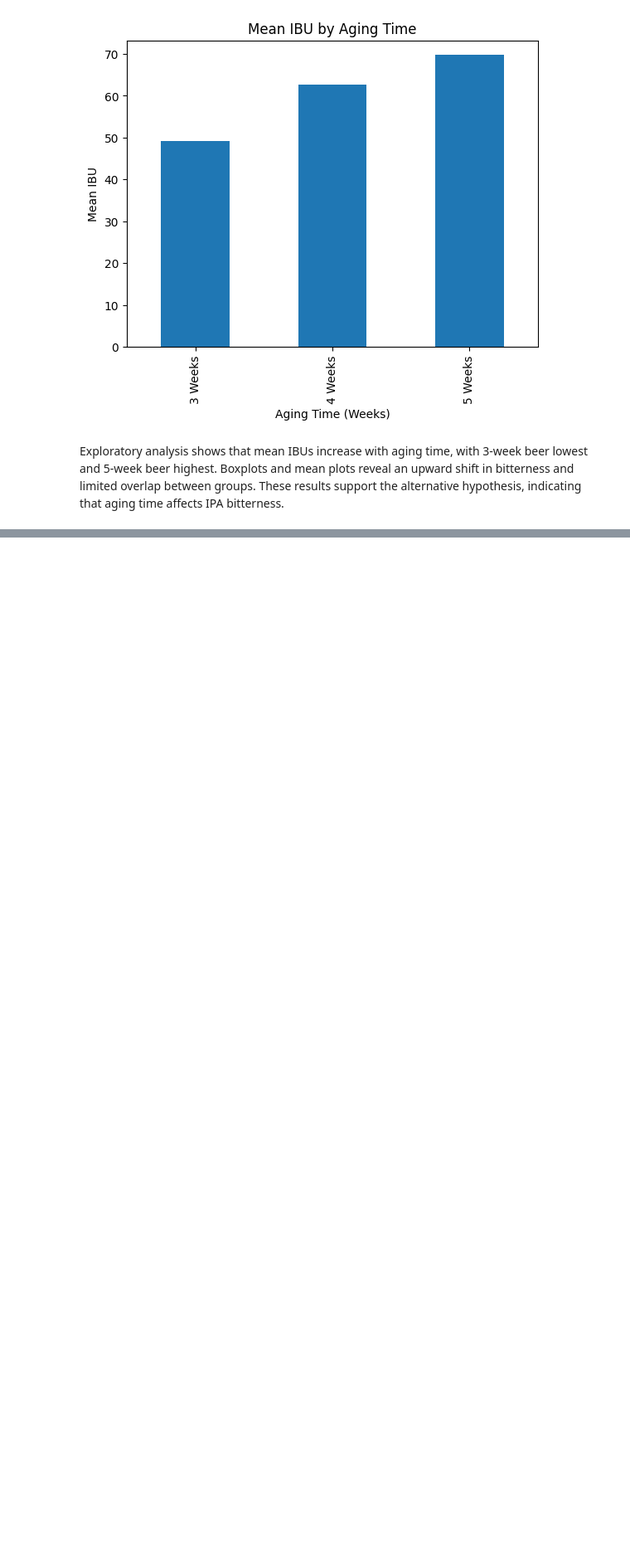
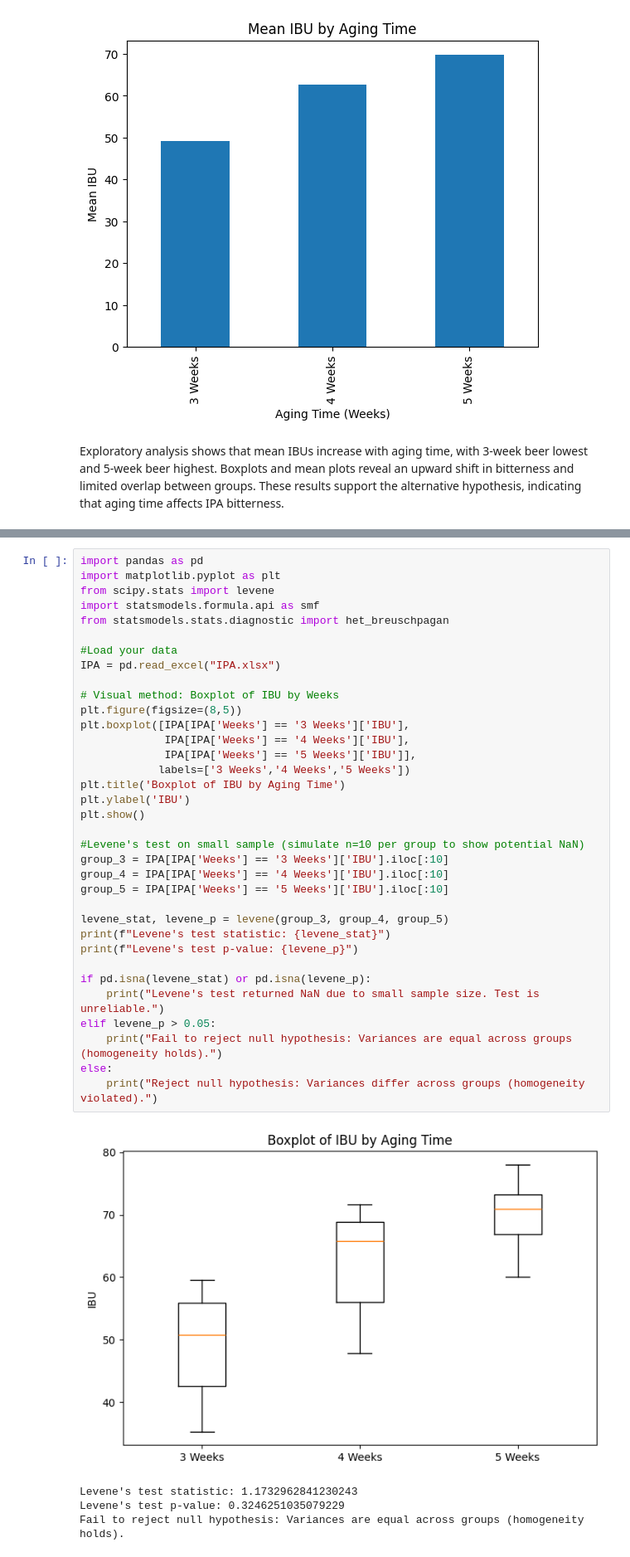
Before and after one commit to MihretTe/STAT-7220-Applied-Experimental-Design, a Jupyter notebook: Assignments/HW1/HW-1.ipynb, the cells around one changed output, grey strips where cells are left out. Shown at 83% size. Saved outputs shown, nothing was run; the diff lists cells and outputs as text; blank space fills up the shorter version.

```diff
--- a/Assignments/HW1/HW-1.ipynb
+++ b/Assignments/HW1/HW-1.ipynb
@@ -170,0 +219,40 @@ Exploratory analysis shows that mean IBUs increase with aging time, with 3-week
+# %%
+import pandas as pd
+import matplotlib.pyplot as plt
+from scipy.stats import levene
+import statsmodels.formula.api as smf
+from statsmodels.stats.diagnostic import het_breuschpagan
+
+#Load your data
+IPA = pd.read_excel("IPA.xlsx")
+
+# Visual method: Boxplot of IBU by Weeks
+plt.figure(figsize=(8,5))
+plt.boxplot([IPA[IPA['Weeks'] == '3 Weeks']['IBU'],
+             IPA[IPA['Weeks'] == '4 Weeks']['IBU'],
+             IPA[IPA['Weeks'] == '5 Weeks']['IBU']],
+            labels=['3 Weeks','4 Weeks','5 Weeks'])
+plt.title('Boxplot of IBU by Aging Time')
+plt.ylabel('IBU')
+plt.show()
+
+#Levene's test on small sample (simulate n=10 per group to show potential NaN)
+group_3 = IPA[IPA['Weeks'] == '3 Weeks']['IBU'].iloc[:10]
+group_4 = IPA[IPA['Weeks'] == '4 Weeks']['IBU'].iloc[:10]
+group_5 = IPA[IPA['Weeks'] == '5 Weeks']['IBU'].iloc[:10]
+
+levene_stat, levene_p = levene(group_3, group_4, group_5)
+print(f"Levene's test statistic: {levene_stat}")
+print(f"Levene's test p-value: {levene_p}")
+
+if pd.isna(levene_stat) or pd.isna(levene_p):
+    print("Levene's test returned NaN due to small sample size. Test is unreliable.")
+elif levene_p > 0.05:
+    print("Fail to reject null hypothesis: Variances are equal across groups (homogeneity holds).")
+else:
+    print("Reject null hypothesis: Variances differ across groups (homogeneity violated).")
+# %% [output]
+[figure, added]
+Levene's test statistic: 1.1732962841230243
+Levene's test p-value: 0.3246251035079229
+Fail to reject null hypothesis: Variances are equal across groups (homogeneity holds).
```
Also changed, not shown: parts of 16 cells of this notebook.
